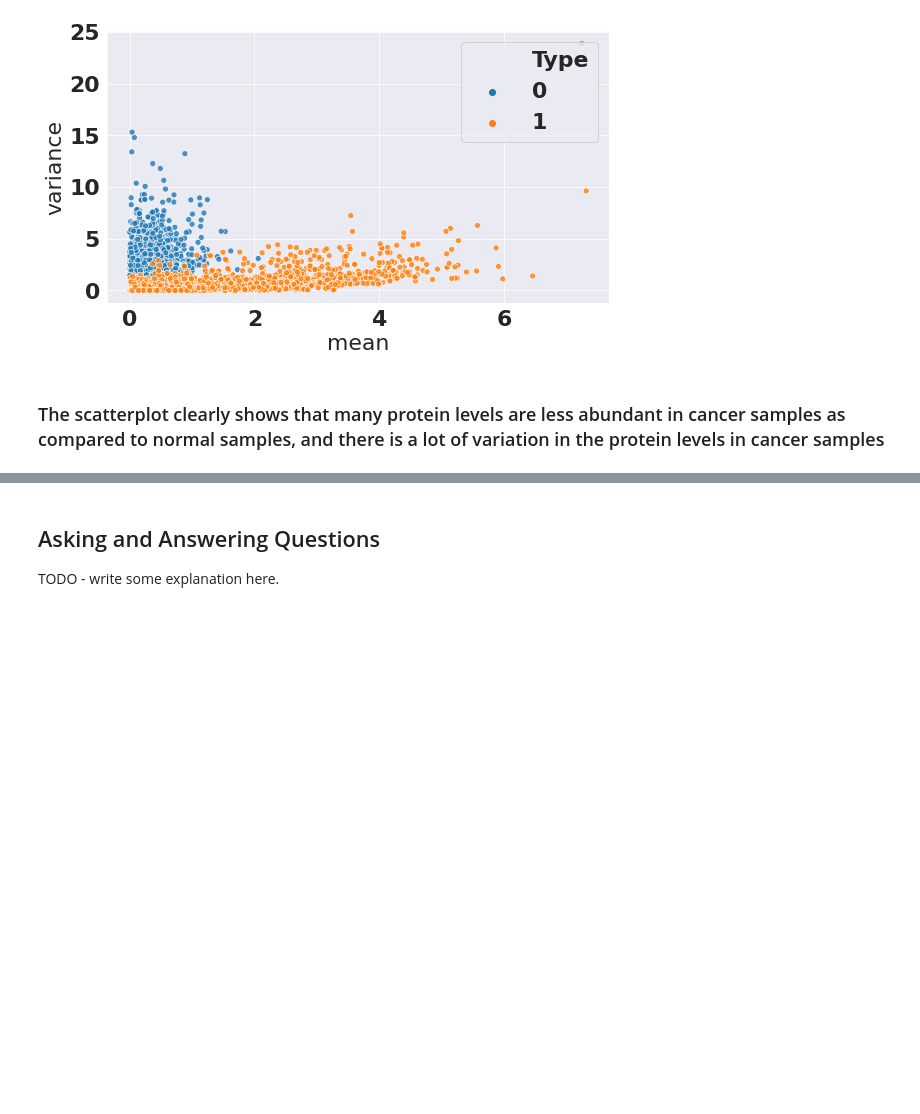
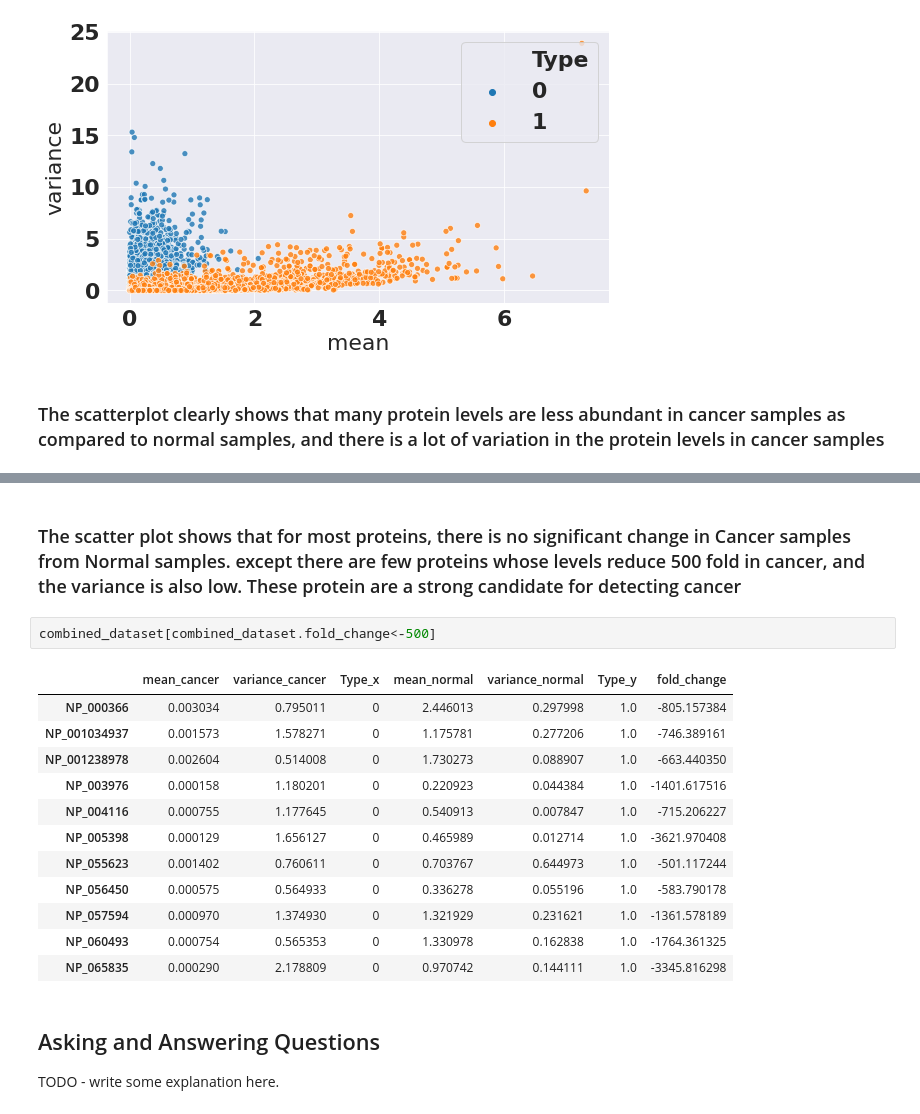
Before and after one commit to me-nobody/My-Projects, a Jupyter notebook: breast_cancer_proteomes_jovian_project-1.ipynb, the cells around one changed output, grey strips where cells are left out. Cells and saved outputs as stored; diff of their text form; blank space fills up the shorter version.

```diff
--- a/breast_cancer_proteomes_jovian_project-1.ipynb
+++ b/breast_cancer_proteomes_jovian_project-1.ipynb
@@ -570,3 +634,20 @@ axs.legend(loc='upper right')
+# %% [markdown]
+### The scatter plot shows that for most proteins, there is no significant change in Cancer samples from Normal samples. except there are few proteins whose levels reduce 500 fold in cancer, and the variance is also low. These protein are a strong candidate for detecting cancer
+# %%
+combined_dataset[combined_dataset.fold_change<-500]
+# %% [output]
+|  | mean_cancer | variance_cancer | Type_x | mean_normal | variance_normal | Type_y | fold_change |
+| NP_000366 | 0.003034 | 0.795011 | 0 | 2.446013 | 0.297998 | 1.0 | -805.157384 |
+| NP_001034937 | 0.001573 | 1.578271 | 0 | 1.175781 | 0.277206 | 1.0 | -746.389161 |
+| NP_001238978 | 0.002604 | 0.514008 | 0 | 1.730273 | 0.088907 | 1.0 | -663.440350 |
+| NP_003976 | 0.000158 | 1.180201 | 0 | 0.220923 | 0.044384 | 1.0 | -1401.617516 |
+| NP_004116 | 0.000755 | 1.177645 | 0 | 0.540913 | 0.007847 | 1.0 | -715.206227 |
+| NP_005398 | 0.000129 | 1.656127 | 0 | 0.465989 | 0.012714 | 1.0 | -3621.970408 |
+| NP_055623 | 0.001402 | 0.760611 | 0 | 0.703767 | 0.644973 | 1.0 | -501.117244 |
+| NP_056450 | 0.000575 | 0.564933 | 0 | 0.336278 | 0.055196 | 1.0 | -583.790178 |
+| NP_057594 | 0.000970 | 1.374930 | 0 | 1.321929 | 0.231621 | 1.0 | -1361.578189 |
+| NP_060493 | 0.000754 | 0.565353 | 0 | 1.330978 | 0.162838 | 1.0 | -1764.361325 |
+| NP_065835 | 0.000290 | 2.178809 | 0 | 0.970742 | 0.144111 | 1.0 | -3345.816298 |
 # %% [markdown]
 ## Asking and Answering Questions
 
```
Also changed, not shown: parts of 19 cells of this notebook.
